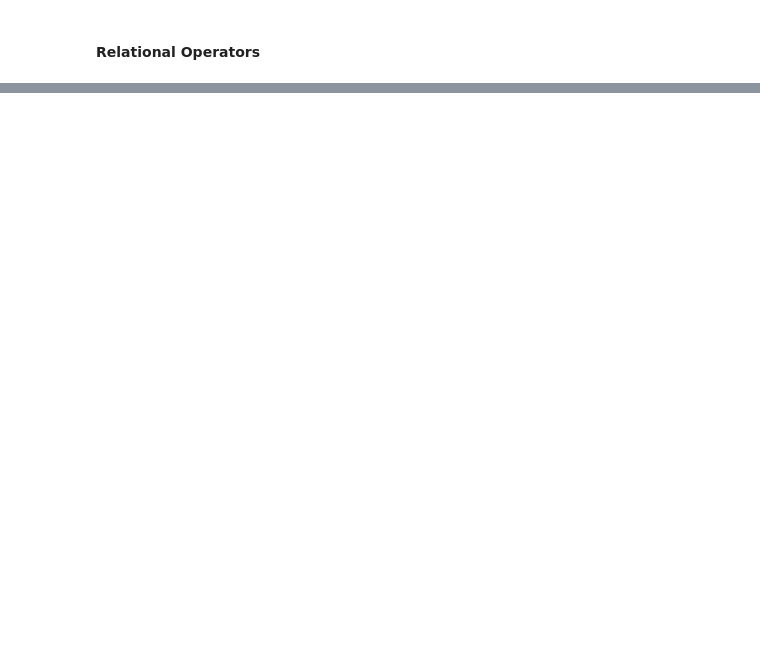
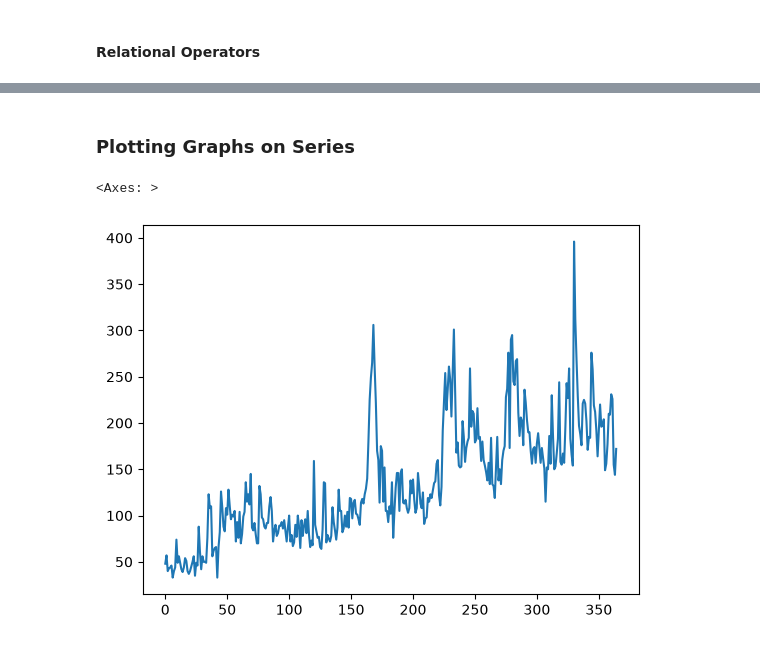
Before and after one commit to OutlierAashi-labs/Pandas_learnning_Journey, a Jupyter notebook: PANDAS_Notebook1.ipynb, the cells around one changed output, grey strips where cells are left out. Drawn from its saved outputs; the diff is of its cells as text; code cells hidden in the pictures; blank space fills up the shorter version.

```diff
--- a/PANDAS_Notebook1.ipynb
+++ b/PANDAS_Notebook1.ipynb
@@ -507,0 +639,7 @@ print(max(vk))
+# %% [markdown]
+### Plotting Graphs on Series
+# %%
+Subs.plot()
+# %% [output]
+<Axes: >
+[figure, added]
```
Also changed, not shown: parts of 19 cells of this notebook.
